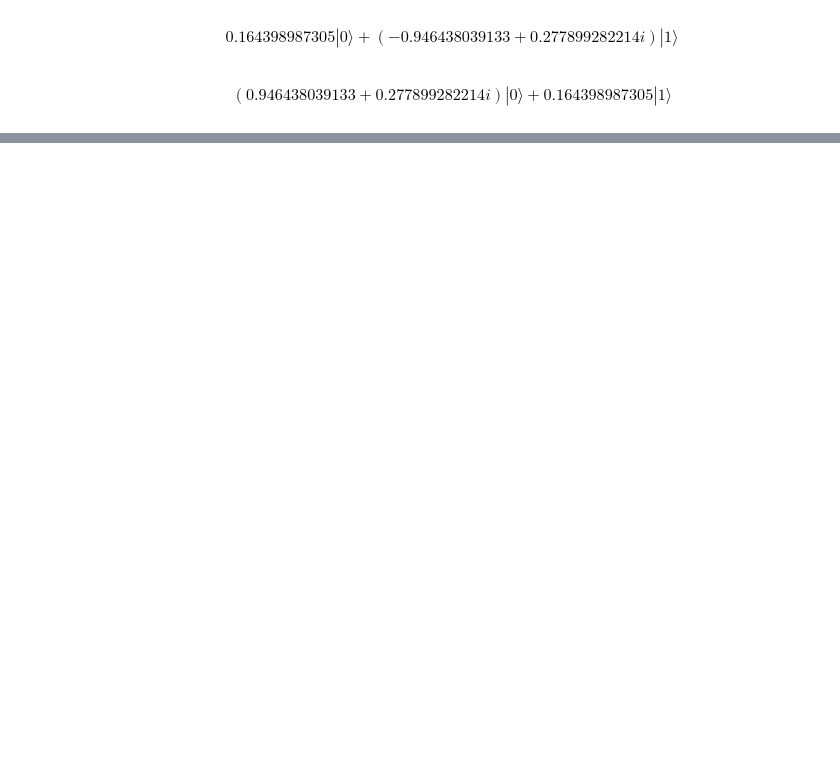
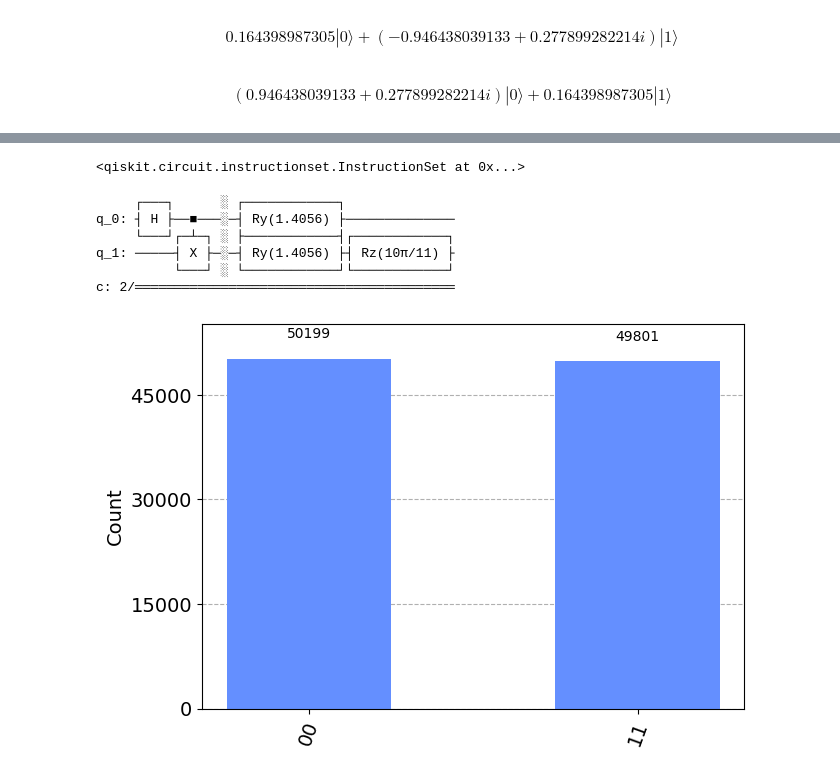
Before and after one commit to ags1999/CTC4400-2023.1, a Jupyter notebook: atv2/atividade2.ipynb, the cells around one changed output, grey strips where cells are left out. Cells and saved outputs as stored; diff of their text form; code cells hidden in the pictures; blank space fills up the shorter version.

```diff
--- a/atv2/atividade2.ipynb
+++ b/atv2/atividade2.ipynb
@@ -49,0 +86,30 @@ q_1: ┤1                                                              ├┤ Y
+# %%
+
+#Base |0'> |1'>
+qc_psi_p = QuantumCircuit(2,2)
+qc_psi_p.h(0)
+qc_psi_p.cnot(0,1)
+qc_psi_p.barrier()
+# %% [output]
+<qiskit.circuit.instructionset.InstructionSet at 0x...>
+# %%
+qc_psi_p.ry(theta, 0)
+qc1.rz(phi, 0)
+
+qc_psi_p.ry(theta, 1)
+qc_psi_p.rz(phi, 1)
+qc_psi_p.draw()
+# %% [output]
+     ┌───┐      ░ ┌────────────┐
+q_0: ┤ H ├──■───░─┤ Ry(1.4056) ├──────────────
+     └───┘┌─┴─┐ ░ ├────────────┤┌────────────┐
+q_1: ─────┤ X ├─░─┤ Ry(1.4056) ├┤ Rz(10π/11) ├
+          └───┘ ░ └────────────┘└────────────┘
+c: 2/═════════════════════════════════════════
+# %%
+qc_psi_p.measure([0, 1], [0, 1])
+result = execute(qc_psi_p, backend, shots=100000).result()
+counts = result.get_counts()
+plot_histogram(counts)
+# %% [output]
+[figure, added]
```
Also changed, not shown: parts of 14 cells of this notebook.
